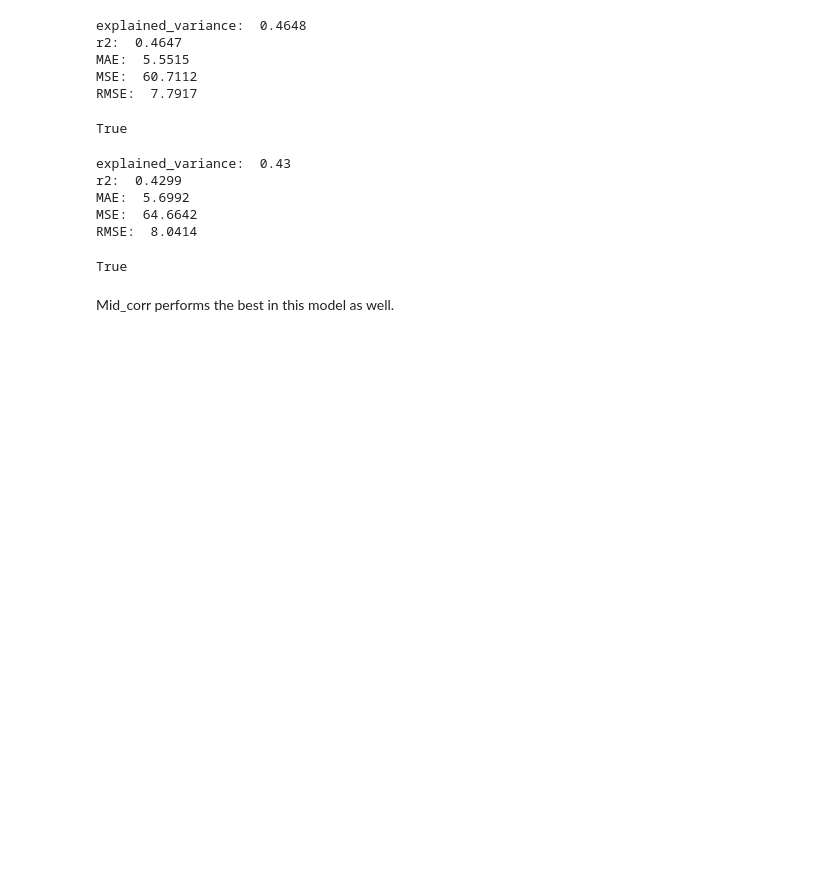
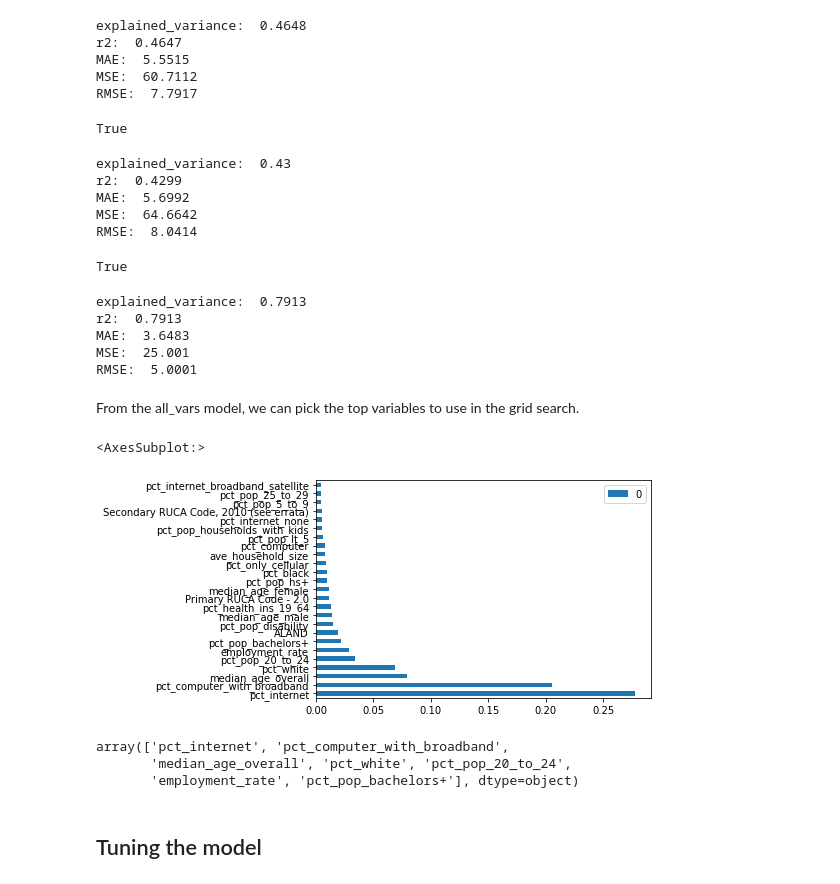
Before and after one commit to jcweaver/broadband-capstone, a Jupyter notebook: notebooks/SE_XGBoost_PovertyRate.ipynb, the cells around one changed output. Cells and saved outputs as stored; diff of their text form; code cells hidden in the pictures; blank space fills up the shorter version.

```diff
--- a/notebooks/SE_XGBoost_PovertyRate.ipynb
+++ b/notebooks/SE_XGBoost_PovertyRate.ipynb
@@ -9,6 +9,6 @@ from xgboost import XGBRegressor
 # %%
-training_data = pd.read_csv('/home/ec2-user/capstone/broadband-capstone/data/broadband_training_2.csv')
-test_data = pd.read_csv('/home/ec2-user/capstone/broadband-capstone/data/broadband_test_2.csv')
+training_data = pd.read_csv('/home/ec2-user/capstone/broadband-capstone/data/broadband_training_bin_1.csv')
+test_data = pd.read_csv('/home/ec2-user/capstone/broadband-capstone/data/broadband_test_bin_1.csv')
 # %%
 #These are taken from the PickingVariables notebook
 
@@ -106,7 +229,11 @@ def regression_results(y_true, y_pred):
 poverty_rate_train = np.array(training_data['poverty_rate'])
 poverty_rate_test = np.array(test_data['poverty_rate'])
 
-def poverty_XGBoost_model(train_df, test_df, variable_list):
+def poverty_XGBoost_model(train_df,
+                          test_df,
+                          variable_list,
+                          poverty_rate_train = poverty_rate_train,
+                          poverty_rate_test = poverty_rate_test):
     train_variables = np.array(train_df[variable_list])
     test_variables = np.array(test_df[variable_list])
 
@@ -115,7 +242,8 @@ def poverty_XGBoost_model(train_df, test_df, variable_list):
 
     regression_results(poverty_rate_test, predicted)
 
-    return True
+    return pd.DataFrame(model.feature_importances_,
+                        index = variable_list).sort_values(by=0, ascending = False)
 # %%
 poverty_XGBoost_model(training_data, test_data, all_broadband_variables)
 # %% [output]
@@ -152,5 +280,26 @@ MAE:  5.6992
 MSE:  64.6642
 RMSE:  8.0414
 True
-# %% [markdown]
-Mid_corr performs the best in this model as well.
+# %%
+feature_importance_all_vars = poverty_XGBoost_model(training_data,
+                                                    test_data,
+                                                    all_vars)
+# %% [output]
+explained_variance:  0.7913
+r2:  0.7913
+MAE:  3.6483
+MSE:  25.001
+RMSE:  5.0001
+# %% [markdown]
+From the all_vars model, we can pick the top variables to use in the grid search.
+# %%
+feature_importance_all_vars.head(25).plot.barh()
+# %% [output]
+<AxesSubplot:>
+[figure, added]
+# %%
+feature_importance_all_vars.head(7).index.values
+# %% [output]
+array(['pct_internet', 'pct_computer_with_broadband',
+       'median_age_overall', 'pct_white', 'pct_pop_20_to_24',
+       'employment_rate', 'pct_pop_bachelors+'], dtype=object)
@@ -156,0 +314,2 @@ Mid_corr performs the best in this model as well.
+# %% [markdown]
+## Tuning the model
```
Also changed, not shown: parts of 6 cells of this notebook, 4 other files.
